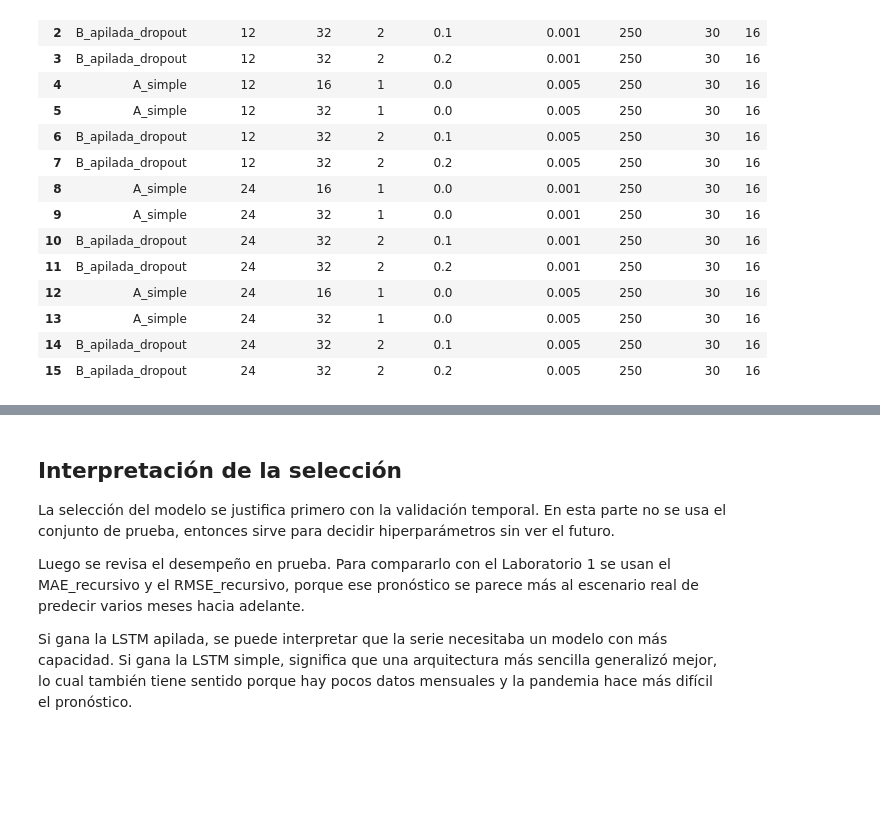
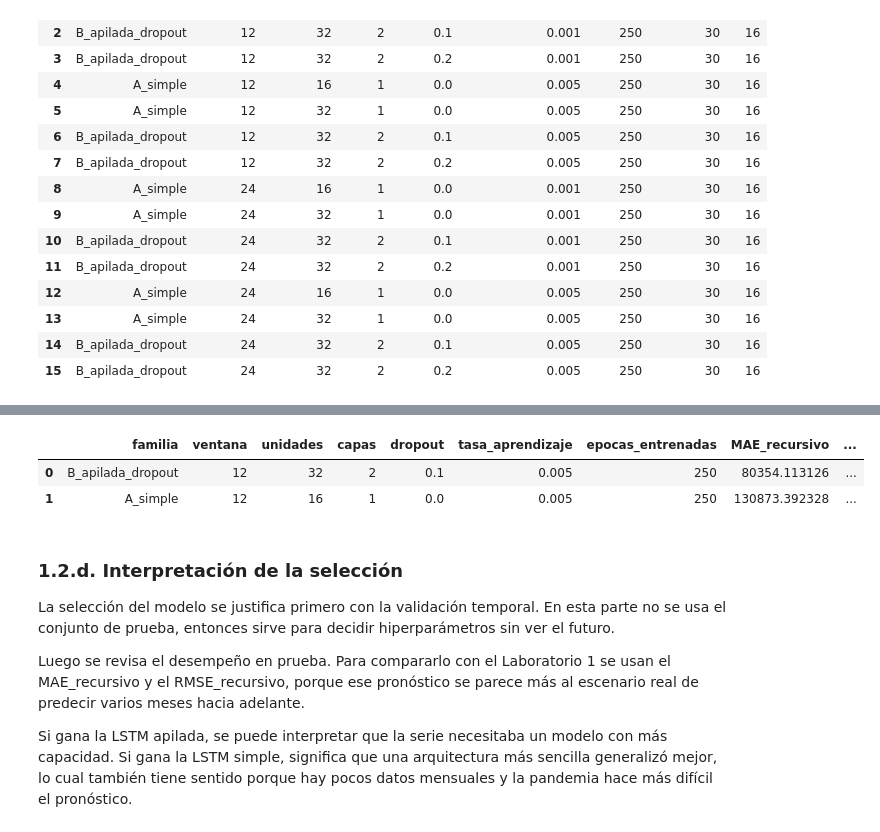
Before and after one commit to Bamo0507/Laboratorio2_Series_de_Tiempo, a Jupyter notebook: notebooks/lstm/Total_Mensual_LSTM.ipynb, the cells around one changed output, grey strips where cells are left out. Drawn from its saved outputs; the diff is of its cells as text; code cells hidden in the pictures; blank space fills up the shorter version.

```diff
--- a/notebooks/lstm/Total_Mensual_LSTM.ipynb
+++ b/notebooks/lstm/Total_Mensual_LSTM.ipynb
@@ -346,5 +236,25 @@ tabla_modelos_finales
+# %%
+# Entrenamiento final de la mejor configuracion de cada familia sobre todo el
+# entrenamiento, y evaluacion contra prueba en los dos modos de pronostico.
+# La mecanica vive en utils.entrenar_evaluar_final porque es identica para
+# cualquier serie; aqui solo se decide QUE configuraciones se entrenan.
+modelos_finales, filas_resumen = {}, []
+
+for _, fila in mejor_por_familia.iterrows():
+    cfg = utils.cfg_desde_fila(fila)
+    resultado = utils.entrenar_evaluar_final(cfg, serie_train_log, serie_prueba_log)
+    modelos_finales[cfg["familia"]] = resultado
+    filas_resumen.append(resultado["resumen"])
+
+tabla_modelos_finales = (pd.DataFrame(filas_resumen)
+                         .sort_values("RMSE_recursivo").reset_index(drop=True))
+tabla_modelos_finales
+# %% [output]
+|  | familia | ventana | unidades | capas | dropout | tasa_aprendizaje | epocas_entrenadas | MAE_recursivo | ... |
+| 0 | B_apilada_dropout | 12 | 32 | 2 | 0.1 | 0.005 | 250 | 80354.113126 | ... |
+| 1 | A_simple | 12 | 16 | 1 | 0.0 | 0.005 | 250 | 130873.392328 | ... |
 # %% [markdown]
-## **Interpretación de la selección**
+### **1.2.d. Interpretación de la selección**
 
 La selección del modelo se justifica primero con la validación temporal. En esta parte no se usa el conjunto de prueba, entonces sirve para decidir hiperparámetros sin ver el futuro.
 
```
Also changed, not shown: parts of 19 cells of this notebook, 3 other files.
